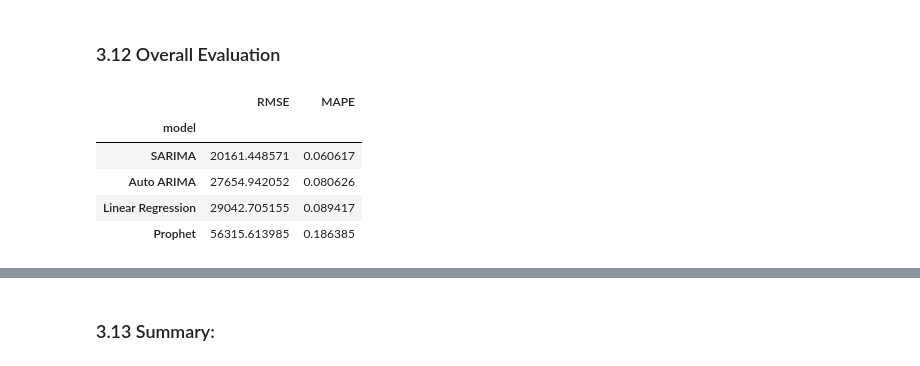
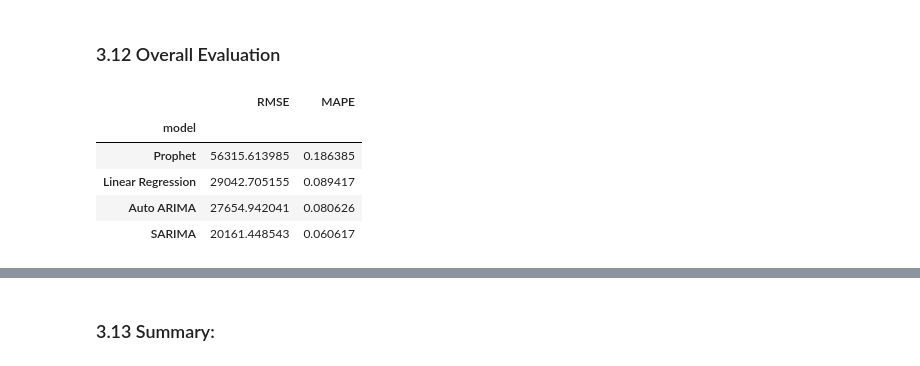
Before and after one commit to asiyashakeel78/Spring-Board, a Jupyter notebook: Capstone Project 3/3-CP3-Baseline Modeling.ipynb, the cells around one changed output, grey strips where cells are left out. Cells and saved outputs as stored; diff of their text form; code cells hidden in the pictures.

```diff
--- a/Capstone Project 3/3-CP3-Baseline Modeling.ipynb
+++ b/Capstone Project 3/3-CP3-Baseline Modeling.ipynb
@@ -536,15 +535,15 @@ MAPE: 0.186
 # %%
 results_df = (
     pd.DataFrame(columns=["model", "RMSE", "MAPE"], data=results)
     .set_index("model")
-    .sort_values("RMSE")
+    .sort_values("RMSE",ascending=False)
 )
 
 results_df
 # %% [output]
 |  | RMSE | MAPE |
 | model |  |  |
-| SARIMA | 20161.448571 | 0.060617 |
-| Auto ARIMA | 27654.942052 | 0.080626 |
+| Prophet | 56315.613985 | 0.186385 |
 | Linear Regression | 29042.705155 | 0.089417 |
-| Prophet | 56315.613985 | 0.186385 |
+| Auto ARIMA | 27654.942041 | 0.080626 |
+| SARIMA | 20161.448543 | 0.060617 |
```
Also changed, not shown: parts of 10 cells of this notebook, 1 other file.
